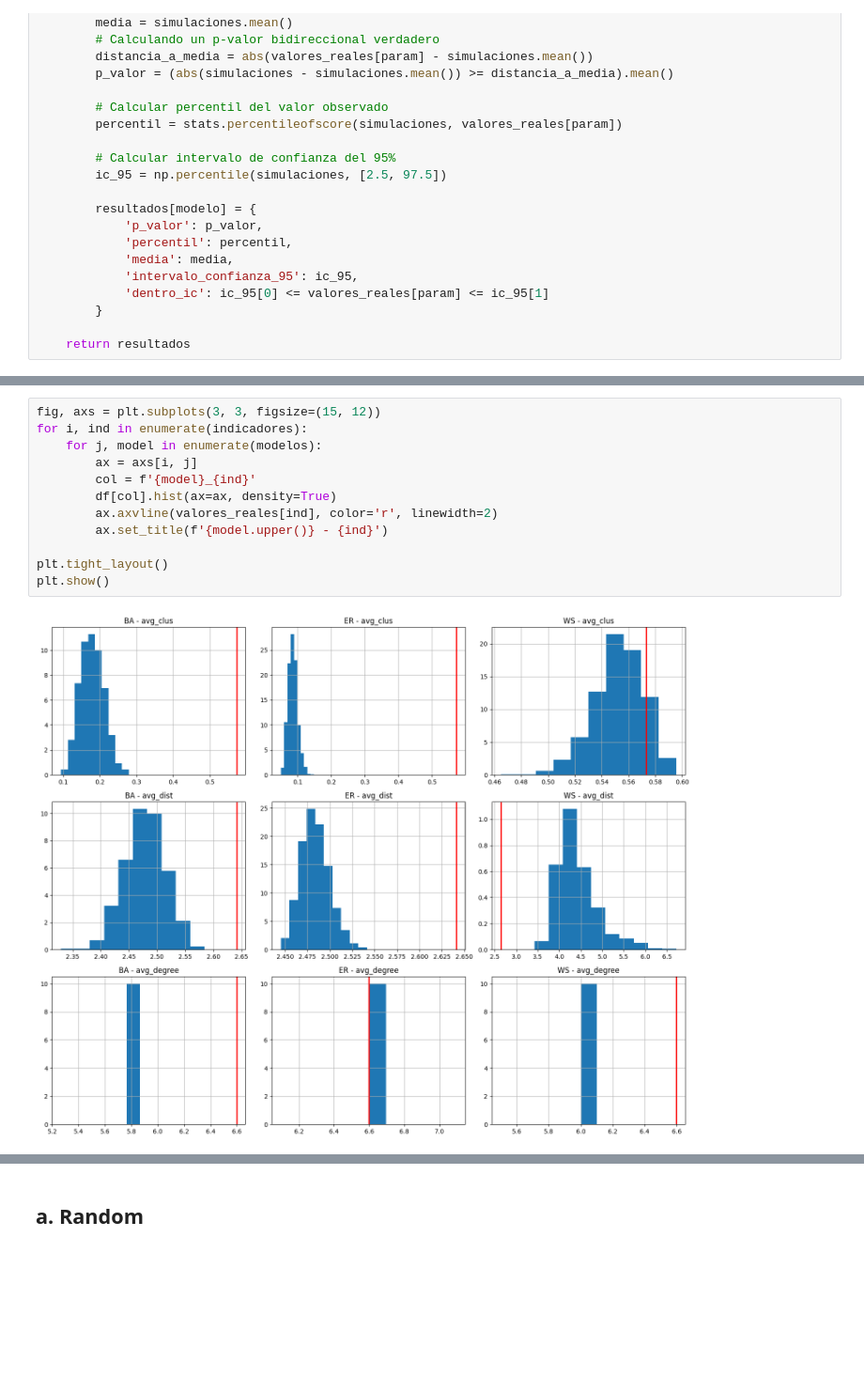
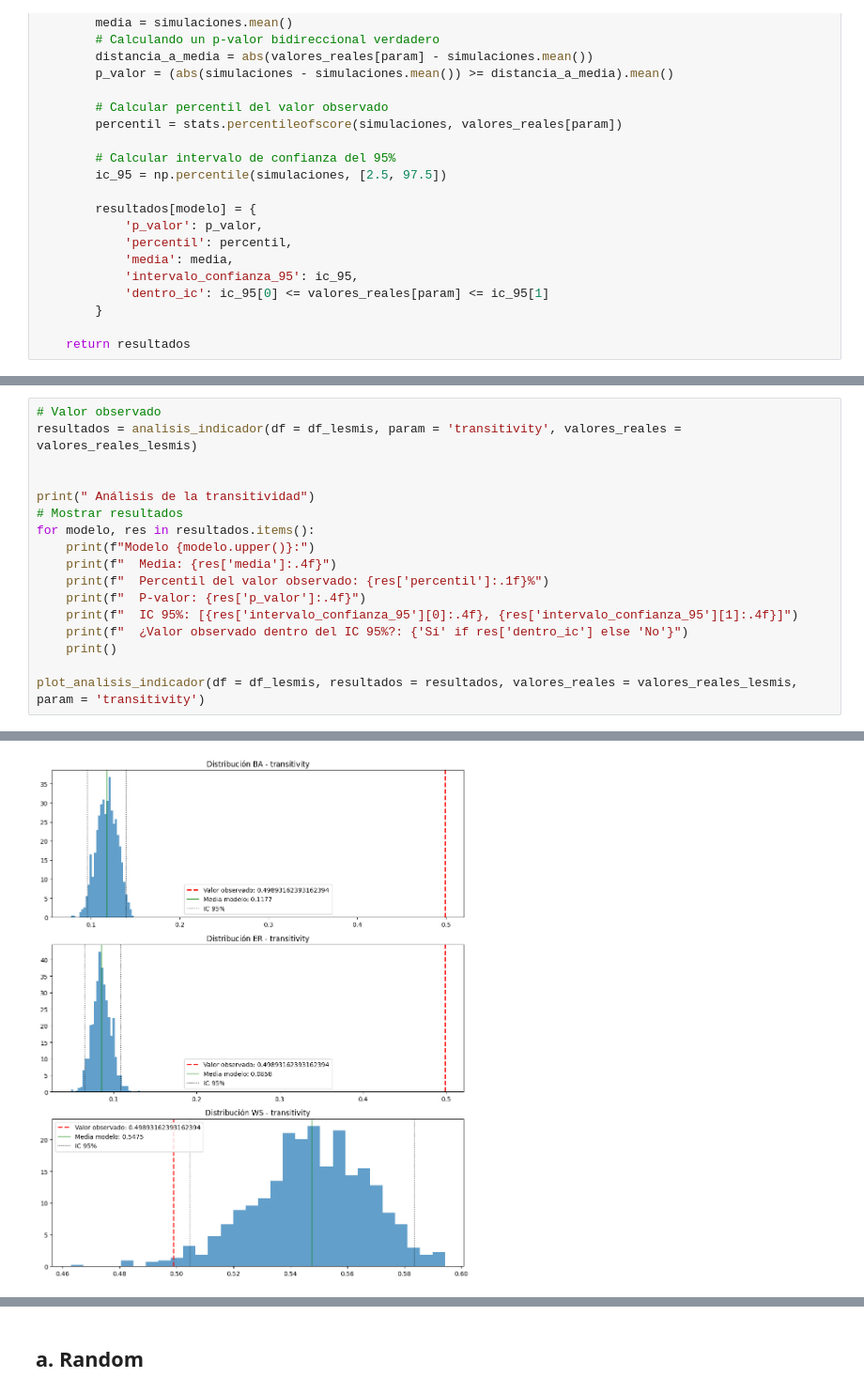
Before and after one commit to jgjuara/redes-tp1, a Jupyter notebook: TP1DMCyT_v2.ipynb, the cells around one changed output, grey strips where cells are left out. Shown at 94% size. Drawn from its saved outputs; the diff is of its cells as text; blank space fills up the shorter version.

```diff
--- a/TP1DMCyT_v2.ipynb
+++ b/TP1DMCyT_v2.ipynb
@@ -485,14 +485,18 @@ Modelo ER:
-# %%
-fig, axs = plt.subplots(3, 3, figsize=(15, 12))
-for i, ind in enumerate(indicadores):
-    for j, model in enumerate(modelos):
-        ax = axs[i, j]
-        col = f'{model}_{ind}'
-        df[col].hist(ax=ax, density=True)
-        ax.axvline(valores_reales[ind], color='r', linewidth=2)
-        ax.set_title(f'{model.upper()} - {ind}')
-
-plt.tight_layout()
-plt.show()
-# %% [output]
-[figure, removed]
+# %%
+# Valor observado
+resultados = analisis_indicador(df = df_lesmis, param = 'transitivity', valores_reales = valores_reales_lesmis)
+
+
+print(" Análisis de la transitividad")
+# Mostrar resultados
+for modelo, res in resultados.items():
+    print(f"Modelo {modelo.upper()}:")
+    print(f"  Media: {res['media']:.4f}")
+    print(f"  Percentil del valor observado: {res['percentil']:.1f}%")
+    print(f"  P-valor: {res['p_valor']:.4f}")
+    print(f"  IC 95%: [{res['intervalo_confianza_95'][0]:.4f}, {res['intervalo_confianza_95'][1]:.4f}]")
+    print(f"  ¿Valor observado dentro del IC 95%?: {'Sí' if res['dentro_ic'] else 'No'}")
+    print()
+
+plot_analisis_indicador(df = df_lesmis, resultados = resultados, valores_reales = valores_reales_lesmis, param = 'transitivity')
+# %% [output]
@@ -498,0 +520 @@ plt.show()
+[figure, added]
```
Also changed, not shown: parts of 20 cells of this notebook.
